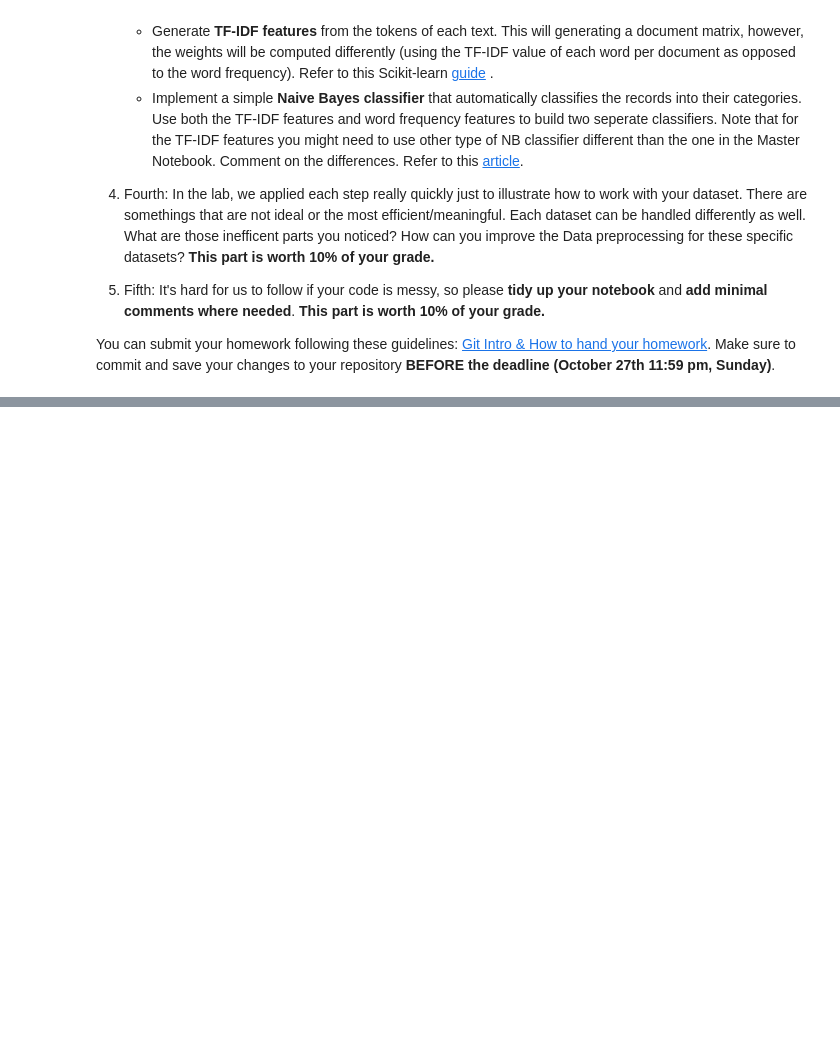
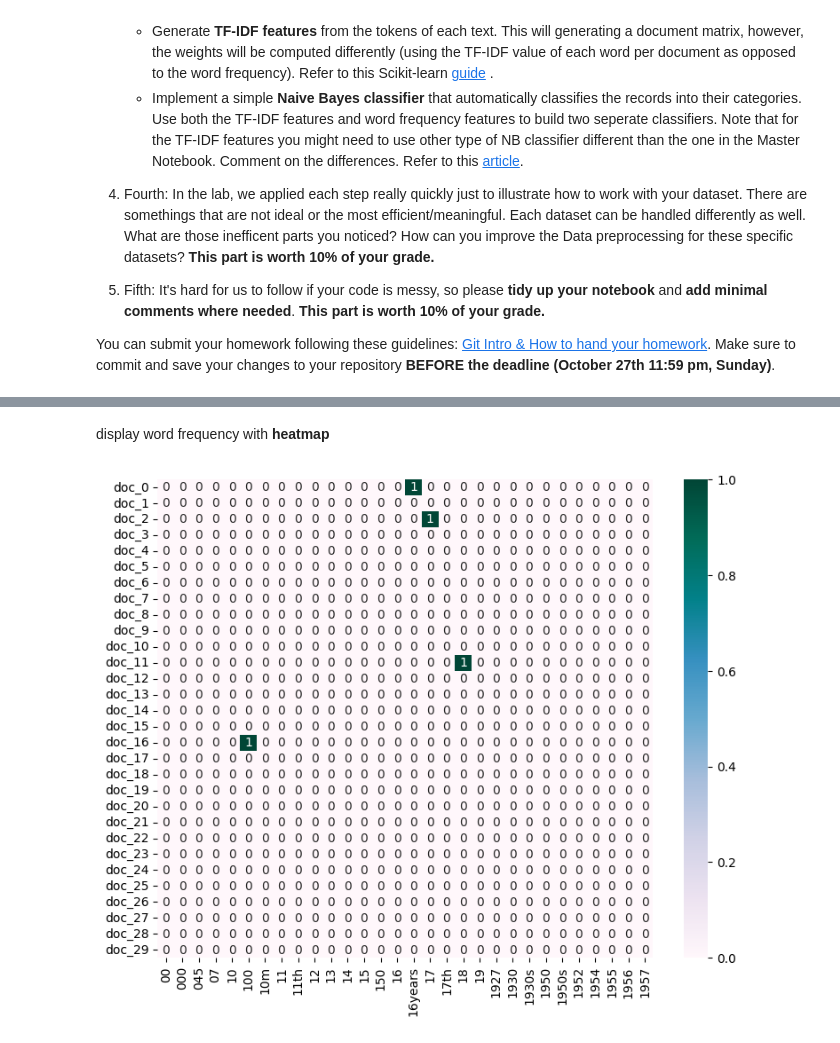
Before and after one commit to JamesHsu1221/DM2024-Lab1-Homework, a Jupyter notebook: DM2024-Lab1-Homework.ipynb, the cells around one changed output, grey strips where cells are left out. Drawn from its saved outputs; the diff is of its cells as text; code cells hidden in the pictures; blank space fills up the shorter version.

```diff
--- a/DM2024-Lab1-Homework.ipynb
+++ b/DM2024-Lab1-Homework.ipynb
@@ -35,0 +394,7 @@ You can submit your homework following these guidelines: [Git Intro & How to han
+# %%
+import nltk
+
+# takes a like a minute or two to process
+df['unigrams'] = df['comment'].apply(lambda x: dmh.tokenize_text(x))
+
+print(df[0:5])
@@ -35,0 +439,6 @@ You can submit your homework following these guidelines: [Git Intro & How to han
+# %%
+from sklearn.feature_extraction.text import CountVectorizer
+
+count_vect = CountVectorizer()
+df_counts = count_vect.fit_transform(df.comment) #learn the vocabulary and return document-term matrix
+print(df_counts[0])
@@ -35,0 +513,21 @@ You can submit your homework following these guidelines: [Git Intro & How to han
+# %% [markdown]
+display word frequency with **heatmap**
+# %%
+# first twenty features only
+plot_x = [str(i) for i in count_vect.get_feature_names_out()[0:30]]
+
+# obtain document index
+plot_y = ["doc_"+ str(i) for i in list(df.index)[0:30]]
+
+# df_counts[how many documents, how many terms]
+plot_z = df_counts[0:30, 0:30].toarray()
+# %%
+import seaborn as sns
+
+df_heatmap = pd.DataFrame(plot_z, columns = plot_x, index = plot_y)
+plt.subplots(figsize=(9, 7))
+ax = sns.heatmap(df_heatmap,
+                 cmap="PuBuGn",
+                 vmin=0, vmax=1, annot=True)
+# %% [output]
+[figure, added]
```
Also changed, not shown: parts of 73 cells of this notebook.
